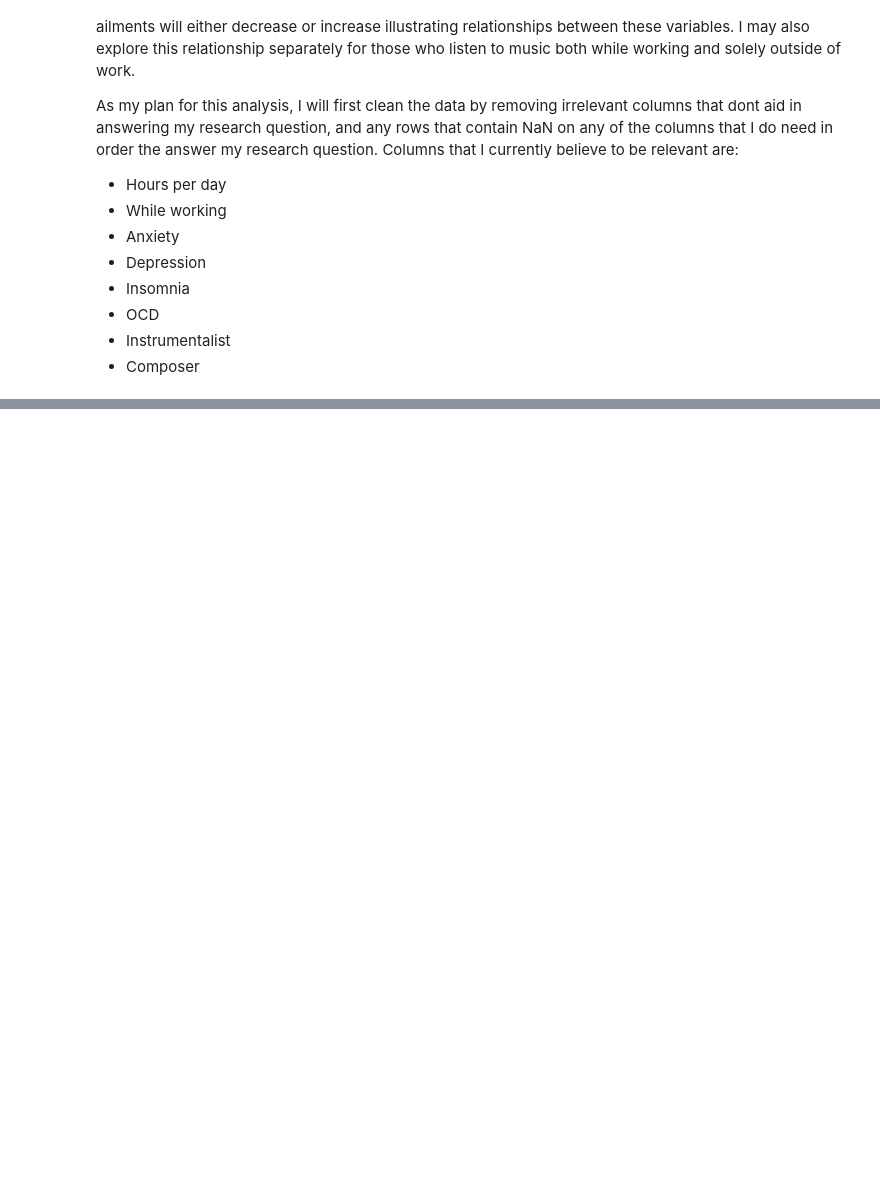
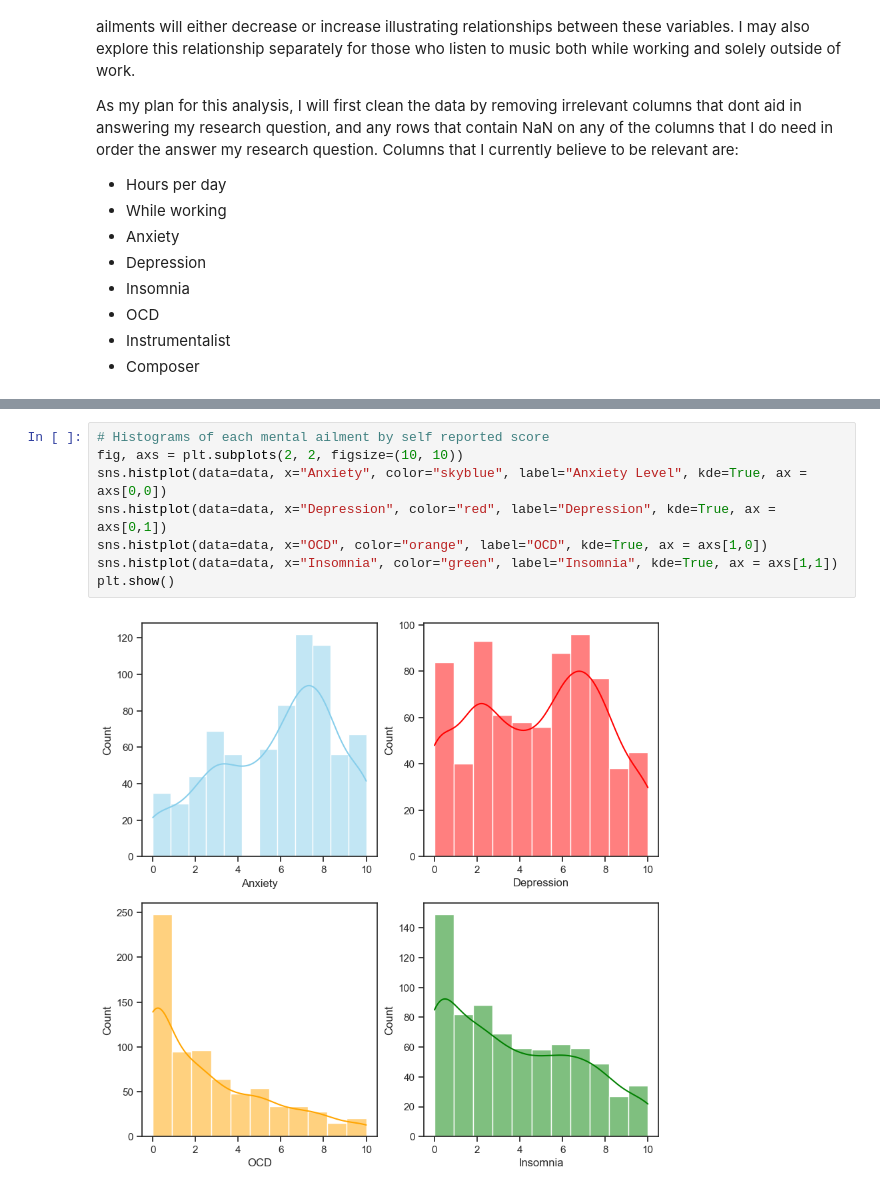
Before and after one commit to ubco-W2022T2-data301/project-group29, a Jupyter notebook: analysis/analysis1.ipynb, the cells around one changed output, grey strips where cells are left out. Drawn from its saved outputs; the diff is of its cells as text; blank space fills up the shorter version.

```diff
--- a/analysis/analysis1.ipynb
+++ b/analysis/analysis1.ipynb
@@ -42,0 +100,10 @@ As my plan for this analysis, I will first clean the data by removing irrelevant
+# %%
+# Histograms of each mental ailment by self reported score
+fig, axs = plt.subplots(2, 2, figsize=(10, 10))
+sns.histplot(data=data, x="Anxiety", color="skyblue", label="Anxiety Level", kde=True, ax = axs[0,0])
+sns.histplot(data=data, x="Depression", color="red", label="Depression", kde=True, ax = axs[0,1])
+sns.histplot(data=data, x="OCD", color="orange", label="OCD", kde=True, ax = axs[1,0])
+sns.histplot(data=data, x="Insomnia", color="green", label="Insomnia", kde=True, ax = axs[1,1])
+plt.show()
+# %% [output]
+[figure, added]
```
Also changed, not shown: parts of 10 cells of this notebook.
